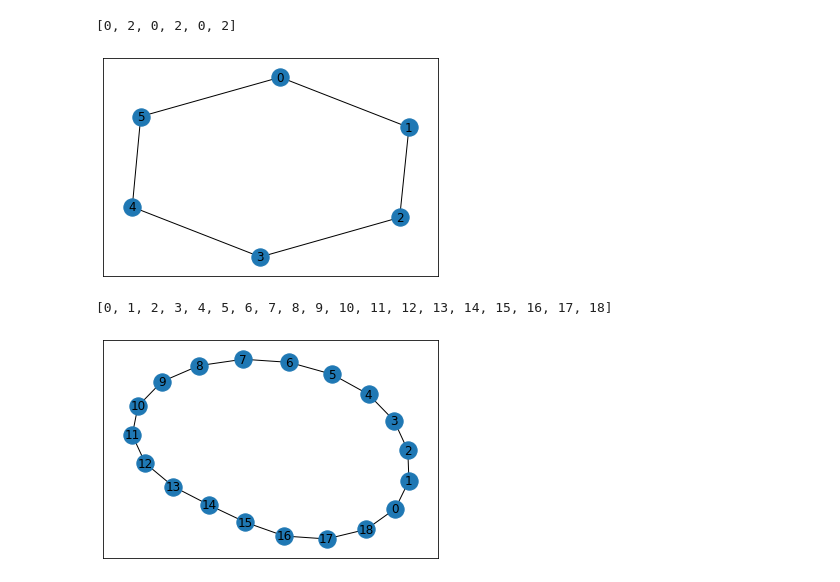
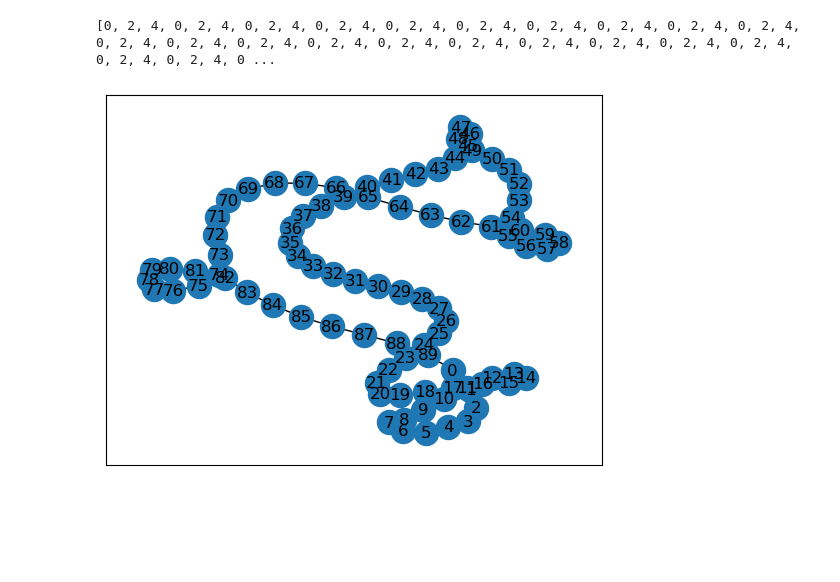
Before and after one commit to Cbabe/Sudoku_Solver, a Jupyter notebook: test.ipynb, the cells around one changed output. Saved outputs shown, nothing was run; the diff lists cells and outputs as text; code cells hidden in the pictures; blank space fills up the shorter version.

```diff
--- a/test.ipynb
+++ b/test.ipynb
@@ -14,40 +14,33 @@ def create_cycle(num):
 # %%
 from cProfile import label
 from turtle import color
 
 
-network, possible_color = create_cycle(6)
+network, possible_color = create_cycle(90)
 
 label_list = {}
 node_list = nx.nodes(network)
 
 for i in node_list:
     label_list.update({i : -2})
 
 for i in node_list:
-    node  = node_list[i]
-    neighbors_list = nx.all_neighbors(network, i)
+    neighbors_list = list(nx.all_neighbors(network, i))
     bad_list=[]
     for k in neighbors_list:
         bad_list.append(label_list[k])
         bad_list.append(label_list[k]+1)
-        if k>1:
-            bad_list.append(label_list[k]-1)
+        bad_list.append(label_list[k]-1)
     for j in neighbors_list:
-        secondary_neighbor = nx.all_neighbors(network, j)
+        secondary_neighbor = list(nx.all_neighbors(network, j))
         for k in secondary_neighbor:
             bad_list.append(label_list[k])
+
     labels = [x for x in possible_color if x not in bad_list]
     label_list[i]=labels[0]
 
 color_list = list(label_list.values())
 print(color_list)
 # %% [output]
-[0, 2, 0, 2, 0, 2]
+[0, 2, 4, 0, 2, 4, 0, 2, 4, 0, 2, 4, 0, 2, 4, 0, 2, 4, 0, 2, 4, 0, 2, 4, 0, 2, 4, 0, 2, 4, 0, 2, 4, 0, 2, 4, 0, 2, 4, 0, 2, 4, 0, 2, 4, 0, 2, 4, 0, 2, 4, 0, 2, 4, 0, 2, 4, 0, 2, 4, 0, 2, 4, 0, 2, 4, 0 ...
-[figure, old version]
+[figure, new version]
-# %%
-network = nx.Graph(create_cycle(19))
-print(nx.nodes(network))
-# %% [output]
-[0, 1, 2, 3, 4, 5, 6, 7, 8, 9, 10, 11, 12, 13, 14, 15, 16, 17, 18]
-[figure, removed]
```
